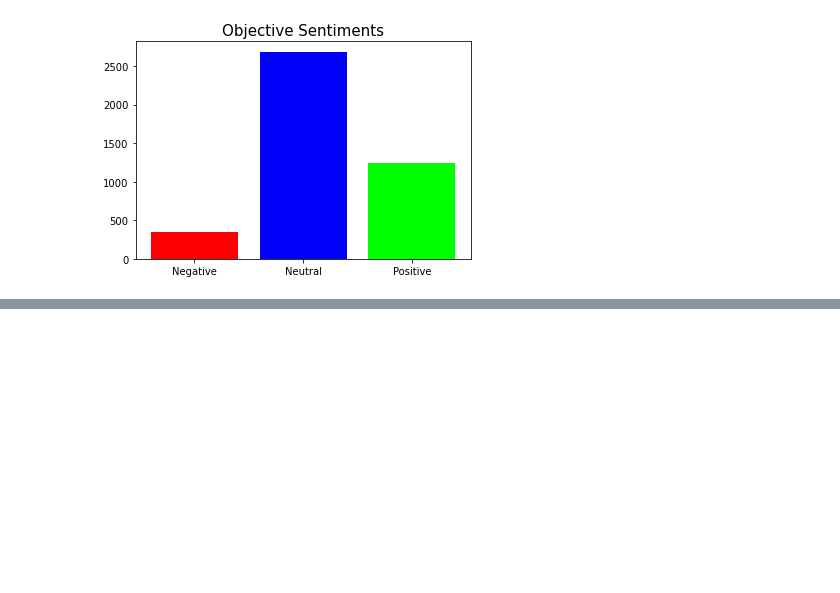
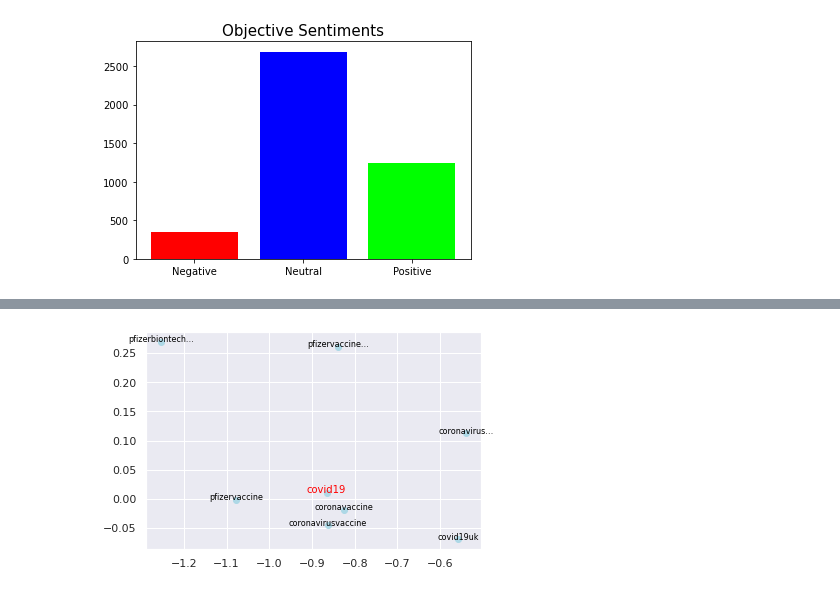
Before and after one commit to Asfiya-Baig/ECE143-PfizerVaccineTweetsAnalysis, a Jupyter notebook: notebooks/TweetAnalysis.ipynb, the cells around one changed output, grey strips where cells are left out. Cells and saved outputs as stored; diff of their text form; code cells hidden in the pictures; blank space fills up the shorter version.

```diff
--- a/notebooks/TweetAnalysis.ipynb
+++ b/notebooks/TweetAnalysis.ipynb
@@ -139,0 +310,4 @@ plot_most(dataset_tb)
+# %%
+neighbor3 = plot_WE('covid19', vocab, 0.955, word2vec_model, my_pca)
+# %% [output]
+[figure, added]
```
Also changed, not shown: parts of 37 cells of this notebook.
